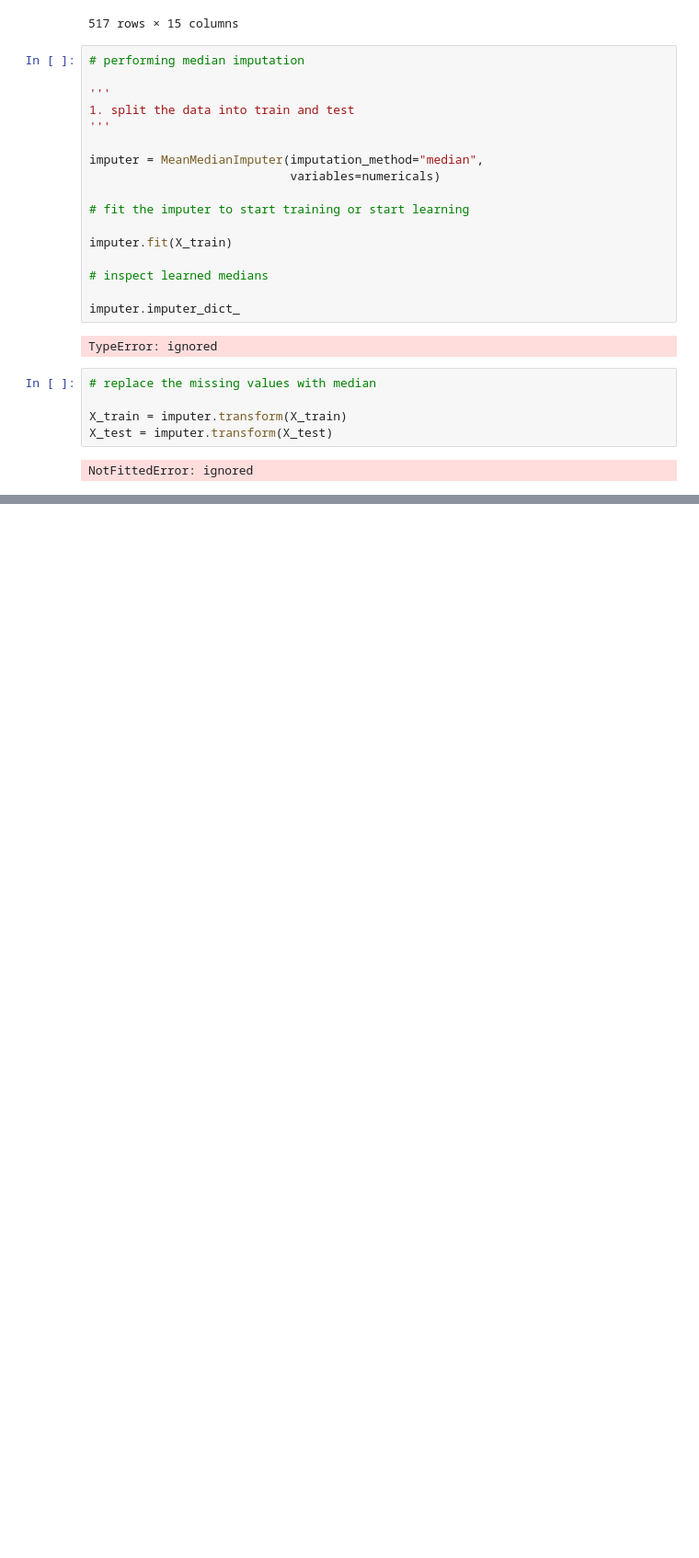
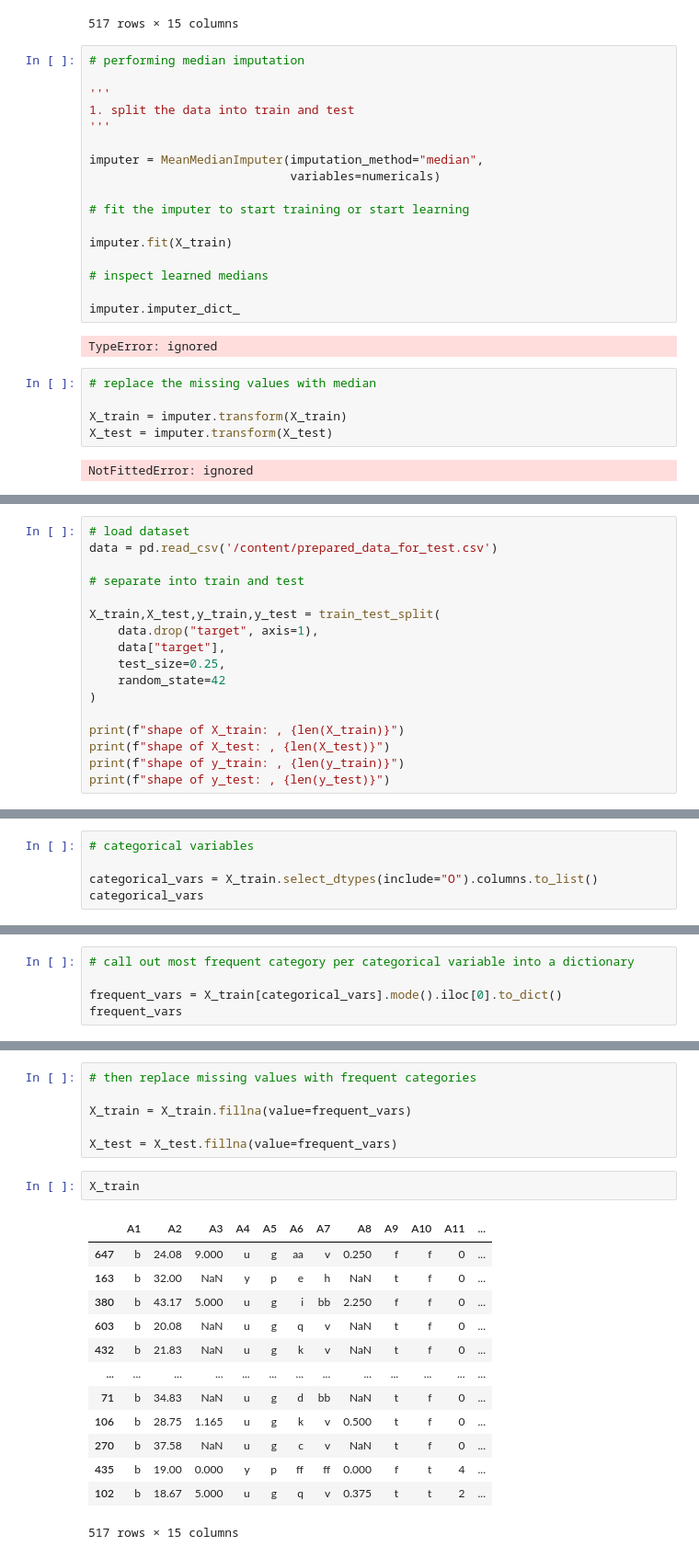
Before and after one commit to manjunath-hanmantgad/python-development, a Jupyter notebook: Handling_Missing_Values.ipynb, the cells around one changed output, grey strips where cells are left out. Shown at 92% size. Drawn from its saved outputs; the diff is of its cells as text; blank space fills up the shorter version.

Commit message:
Imputing categorical variables with most frequent categories

```diff
--- a/Handling_Missing_Values.ipynb
+++ b/Handling_Missing_Values.ipynb
@@ -423,0 +437,17 @@ NotFittedError: ignored
+# %%
+# load dataset
+data = pd.read_csv('/content/prepared_data_for_test.csv')
+
+# separate into train and test
+
+X_train,X_test,y_train,y_test = train_test_split(
+    data.drop("target", axis=1),
+    data["target"],
+    test_size=0.25,
+    random_state=42
+)
+
+print(f"shape of X_train: , {len(X_train)}")
+print(f"shape of X_test: , {len(X_test)}")
+print(f"shape of y_train: , {len(y_train)}")
+print(f"shape of y_test: , {len(y_test)}")
@@ -423,0 +459,5 @@ NotFittedError: ignored
+# %%
+# categorical variables
+
+categorical_vars = X_train.select_dtypes(include="O").columns.to_list()
+categorical_vars
@@ -423,0 +466,5 @@ NotFittedError: ignored
+# %%
+# call out most frequent category per categorical variable into a dictionary
+
+frequent_vars = X_train[categorical_vars].mode().iloc[0].to_dict()
+frequent_vars
@@ -423,0 +481,22 @@ NotFittedError: ignored
+# %%
+# then replace missing values with frequent categories
+
+X_train = X_train.fillna(value=frequent_vars)
+
+X_test = X_test.fillna(value=frequent_vars)
+# %%
+X_train
+# %% [output]
+|  | A1 | A2 | A3 | A4 | A5 | A6 | A7 | A8 | A9 | A10 | A11 | ... |
+| 647 | b | 24.08 | 9.000 | u | g | aa | v | 0.250 | f | f | 0 | ... |
+| 163 | b | 32.00 | NaN | y | p | e | h | NaN | t | f | 0 | ... |
+| 380 | b | 43.17 | 5.000 | u | g | i | bb | 2.250 | f | f | 0 | ... |
+| 603 | b | 20.08 | NaN | u | g | q | v | NaN | t | f | 0 | ... |
+| 432 | b | 21.83 | NaN | u | g | k | v | NaN | t | f | 0 | ... |
+| ... | ... | ... | ... | ... | ... | ... | ... | ... | ... | ... | ... | ... |
+| 71 | b | 34.83 | NaN | u | g | d | bb | NaN | t | f | 0 | ... |
+| 106 | b | 28.75 | 1.165 | u | g | k | v | 0.500 | t | f | 0 | ... |
+| 270 | b | 37.58 | NaN | u | g | c | v | NaN | t | f | 0 | ... |
+| 435 | b | 19.00 | 0.000 | y | p | ff | ff | 0.000 | f | t | 4 | ... |
+| 102 | b | 18.67 | 5.000 | u | g | q | v | 0.375 | t | t | 2 | ... |
+517 rows × 15 columns
```
Also changed, not shown: parts of 11 cells of this notebook.
